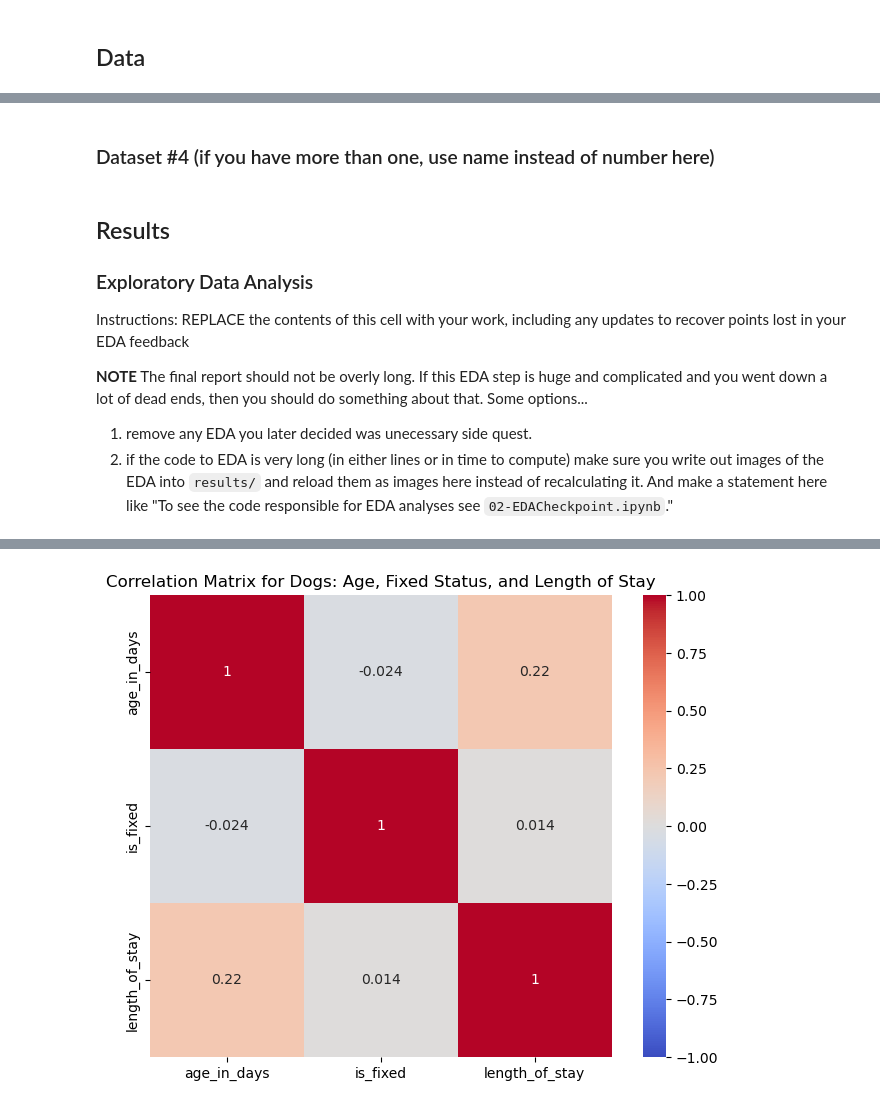
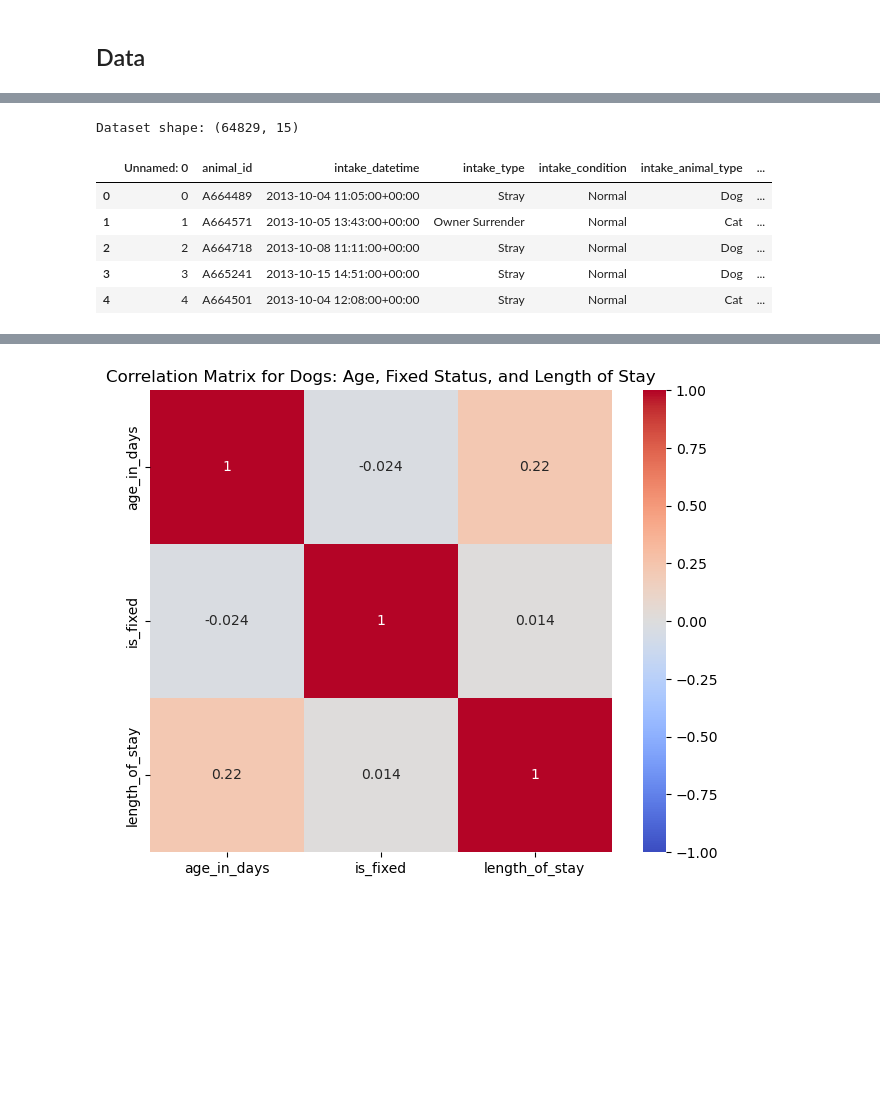
Before and after one commit to COGS108/Group072_WI26, a Jupyter notebook: 03-FinalProject.ipynb, the cells around one changed output, grey strips where cells are left out. Cells and saved outputs as stored; diff of their text form; code cells hidden in the pictures; blank space fills up the shorter version.

Commit message:
reorganized data overview section and part of results

```diff
--- a/03-FinalProject.ipynb
+++ b/03-FinalProject.ipynb
@@ -141 +173,14 @@ dog_data = df_gender[df_gender['outcome_animal_type'] == 'Dog']
+# %%
+df = pd.read_csv('data/02-processed/Austin Animal Center intakes and outakes 10012013 to 05052025 clean.csv')
+
+print("Dataset shape:", df.shape)
+df.head()
+# %% [output]
+Dataset shape: (64829, 15)
+|  | Unnamed: 0 | animal_id | intake_datetime | intake_type | intake_condition | intake_animal_type | ... |
+| 0 | 0 | A664489 | 2013-10-04 11:05:00+00:00 | Stray | Normal | Dog | ... |
+| 1 | 1 | A664571 | 2013-10-05 13:43:00+00:00 | Owner Surrender | Normal | Cat | ... |
+| 2 | 2 | A664718 | 2013-10-08 11:11:00+00:00 | Stray | Normal | Dog | ... |
+| 3 | 3 | A665241 | 2013-10-15 14:51:00+00:00 | Stray | Normal | Dog | ... |
+| 4 | 4 | A664501 | 2013-10-04 12:08:00+00:00 | Stray | Normal | Cat | ... |
 # %%
@@ -163,2 +268,0 @@ not_fixed_cat = not_fixed[not_fixed['outcome_animal_type'] == 'Cat']
-# %% [markdown]
-### Dataset #4 (if you have more than one, use name instead of number here)
@@ -206,11 +268,0 @@ age_df.loc[:,'age_catagory'] = age_df['age'].apply(lambda x: age_to_catagory(x))
-# %% [markdown]
-## Results
-
-### Exploratory Data Analysis
-
-Instructions: REPLACE the contents of this cell with your work, including any updates to recover points lost in your EDA feedback
-
-**NOTE** The final report should not be overly long.  If this EDA step is huge and complicated  and you went down a lot of dead ends, then you should do something about that.  Some options...
-
-1) remove any EDA you later decided was unecessary side quest.
-2) if the code to EDA is very long (in either lines or in time to compute) make sure you write out images of the EDA into `results/` and reload them as images here instead of recalculating it. And make a statement here like "To see the code responsible for EDA analyses see `02-EDACheckpoint.ipynb`."
```
Also changed, not shown: parts of 36 cells of this notebook.
